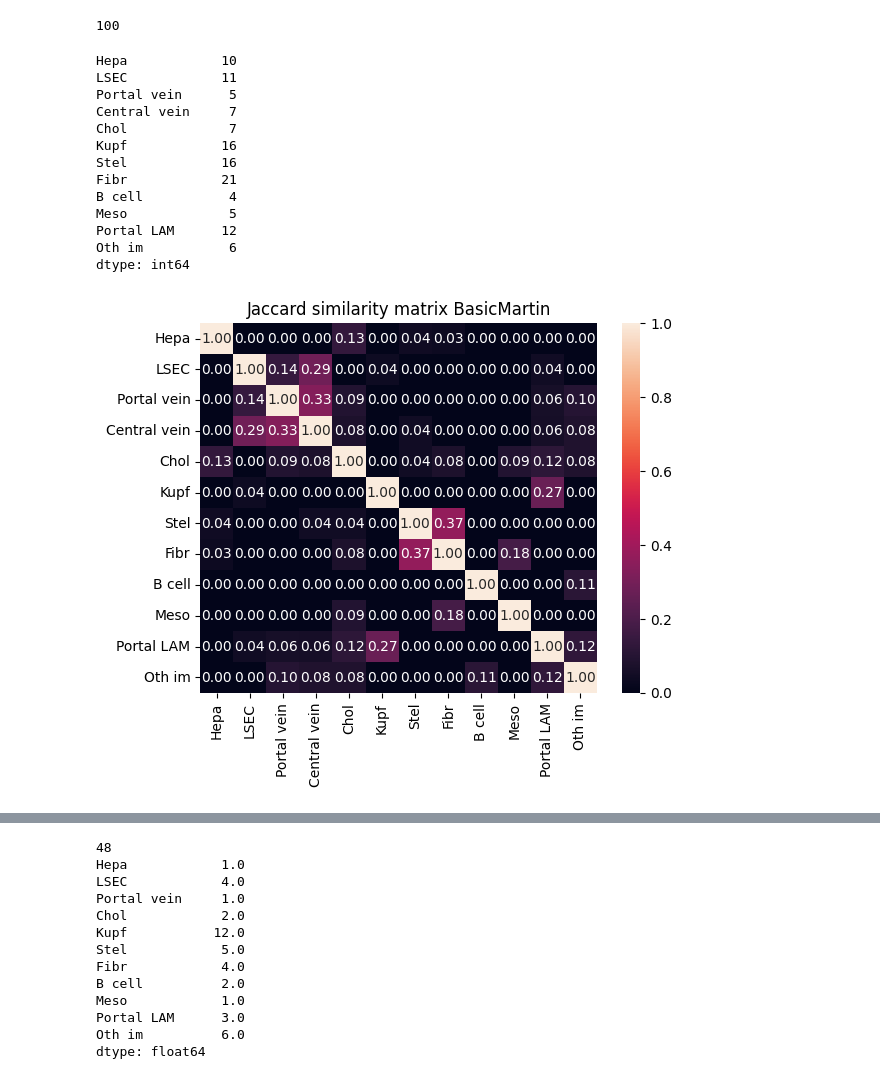
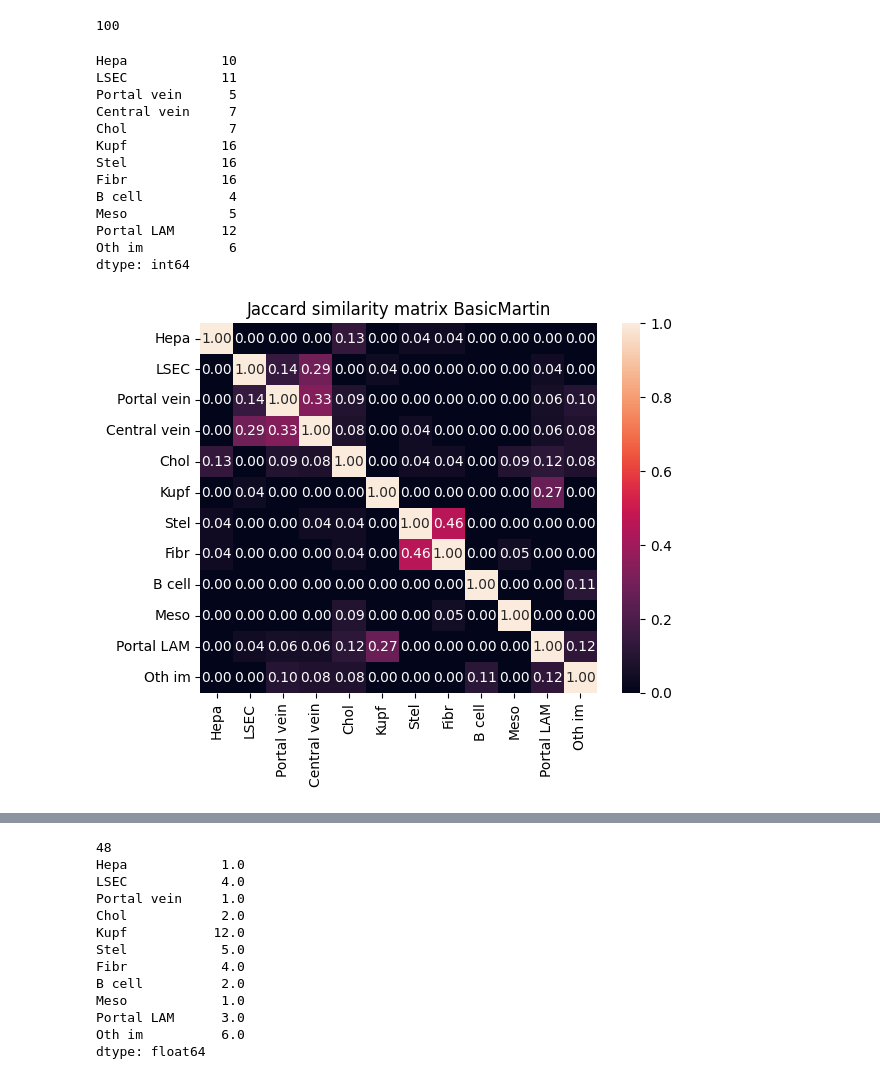
Before and after one commit to WoutVanhenden/Thesis, a Jupyter notebook: markers_annotation.ipynb, the cells around one changed output, grey strips where cells are left out. Saved outputs shown, nothing was run; the diff lists cells and outputs as text; code cells hidden in the pictures.

```diff
--- a/markers_annotation.ipynb
+++ b/markers_annotation.ipynb
@@ -40,40 +40,40 @@ genes_all = marker_genes_all.index.tolist()
 genes_overlap = list(set(genes) & set(genes_all))
 marker_genes = marker_genes_all.loc[genes_overlap,:]
 marker_genes_basic = pd.DataFrame()
-marker_genes_basic['Hepa'] = marker_genes['Hepatocytes'] + marker_genes['HepatocytesPortal'] + marker_genes['HepatocytesCentral']
-marker_genes_basic['LSEC'] = marker_genes['LSEC45'] + marker_genes['LSEC Portal'] + marker_genes['LSEC Central']
+marker_genes_basic['Hepa'] = marker_genes['Hepatocytes'] #+ marker_genes['HepatocytesPortal'] + marker_genes['HepatocytesCentral']
+marker_genes_basic['LSEC'] = marker_genes['LSEC45'] #+ marker_genes['LSEC Portal'] + marker_genes['LSEC Central']
 marker_genes_basic['Portal vein'] = marker_genes['portal_vein_EC45']
 marker_genes_basic['Central vein'] = marker_genes['central_vein_EC45']
 marker_genes_basic['Chol'] = marker_genes['Cholangiocytes']
 marker_genes_basic['Kupf'] = marker_genes['Kupffer cells']
-marker_genes_basic['Stel'] = marker_genes['stellateAll'] + marker_genes['stellate PeriPortal'] + marker_genes['stellate PeriCentral']
-marker_genes_basic['Fibr'] = marker_genes['FibroblastAll'] + marker_genes['fibroblastPortal'] + marker_genes['FibroblastsCentral'] + marker_genes['capsular_fibroblasts45']
+marker_genes_basic['Stel'] = marker_genes['stellateAll'] #+ marker_genes['stellate PeriPortal'] + marker_genes['stellate PeriCentral']
+marker_genes_basic['Fibr'] = marker_genes['FibroblastAll'] #+ marker_genes['fibroblastPortal'] + marker_genes['FibroblastsCentral'] + marker_genes['capsular_fibroblasts45']
 marker_genes_basic['B cell'] = marker_genes['B cells']
 marker_genes_basic['Meso'] = marker_genes['Mesothelial cells']
 marker_genes_basic['Portal LAM'] = marker_genes['Portal LAM macrophages']
 marker_genes_basic['Oth im'] = 0
 oth_im_genes = ['Cd9','Itgb7','Spn','Itgax','Flt3','Ccr2']
 marker_genes_basic.loc[oth_im_genes,'Oth im'] = 1
 # if value in marker_genes_basic is > 1, set to 1
 marker_genes_basic[marker_genes_basic > 1] = 1
 # save to csv
 marker_genes_basic.to_csv("/home/wout/Documents/Thesis_lokaal/Mouse_Liver_Resolve_Data/BasicMartin.csv")
 nr_markers_BasicMartin = Jaccard_similarity_matrix("/home/wout/Documents/Thesis_lokaal/Mouse_Liver_Resolve_Data/BasicMartin.csv",'BasicMartin')
 # %% [output]
 Hepa            10
 LSEC            11
 Portal vein      5
 Central vein     7
 Chol             7
 Kupf            16
 Stel            16
-Fibr            21
+Fibr            16
 B cell           4
 Meso             5
 Portal LAM      12
 Oth im           6
 dtype: int64
-[figure, old version]
+[figure, new version]
 # %%
 # make high_low (0, 0.5, 1) Martin marker gene list
 path_mg = "/home/wout/Documents/Thesis_lokaal/Mouse_Liver_Resolve_Data/MarkerGenesResolve_Martin.xlsx"
```
Also changed, not shown: parts of 1 cell of this notebook, 6 other files.
